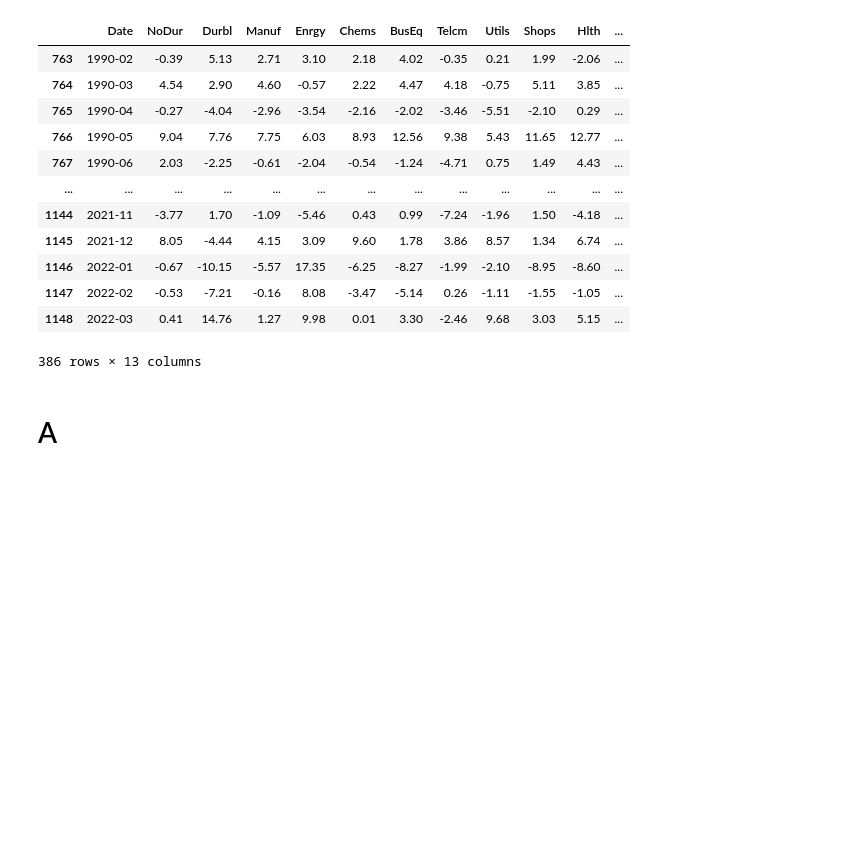
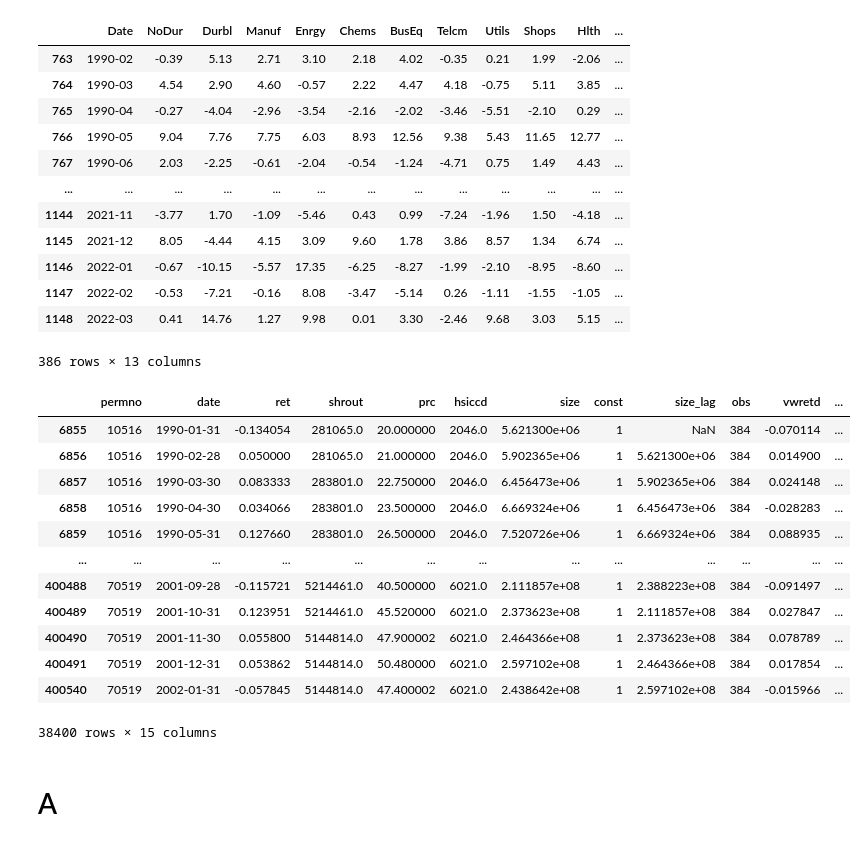
Before and after one commit to hugolan/investments, a Jupyter notebook: PS7/EX1-hugo.ipynb, the cells around one changed output. Cells and saved outputs as stored; diff of their text form; code cells hidden in the pictures; blank space fills up the shorter version.

```diff
--- a/PS7/EX1-hugo.ipynb
+++ b/PS7/EX1-hugo.ipynb
@@ -137,6 +137,22 @@ industry_portofolios
 | 1147 | 2022-02 | -0.53 | -7.21 | -0.16 | 8.08 | -3.47 | -5.14 | 0.26 | -1.11 | -1.55 | -1.05 | ... |
 | 1148 | 2022-03 | 0.41 | 14.76 | 1.27 | 9.98 | 0.01 | 3.30 | -2.46 | 9.68 | 3.03 | 5.15 | ... |
 386 rows × 13 columns
+# %%
+data
+# %% [output]
+|  | permno | date | ret | shrout | prc | hsiccd | size | const | size_lag | obs | vwretd | ... |
+| 6855 | 10516 | 1990-01-31 | -0.134054 | 281065.0 | 20.000000 | 2046.0 | 5.621300e+06 | 1 | NaN | 384 | -0.070114 | ... |
+| 6856 | 10516 | 1990-02-28 | 0.050000 | 281065.0 | 21.000000 | 2046.0 | 5.902365e+06 | 1 | 5.621300e+06 | 384 | 0.014900 | ... |
+| 6857 | 10516 | 1990-03-30 | 0.083333 | 283801.0 | 22.750000 | 2046.0 | 6.456473e+06 | 1 | 5.902365e+06 | 384 | 0.024148 | ... |
+| 6858 | 10516 | 1990-04-30 | 0.034066 | 283801.0 | 23.500000 | 2046.0 | 6.669324e+06 | 1 | 6.456473e+06 | 384 | -0.028283 | ... |
+| 6859 | 10516 | 1990-05-31 | 0.127660 | 283801.0 | 26.500000 | 2046.0 | 7.520726e+06 | 1 | 6.669324e+06 | 384 | 0.088935 | ... |
+| ... | ... | ... | ... | ... | ... | ... | ... | ... | ... | ... | ... | ... |
+| 400488 | 70519 | 2001-09-28 | -0.115721 | 5214461.0 | 40.500000 | 6021.0 | 2.111857e+08 | 1 | 2.388223e+08 | 384 | -0.091497 | ... |
+| 400489 | 70519 | 2001-10-31 | 0.123951 | 5214461.0 | 45.520000 | 6021.0 | 2.373623e+08 | 1 | 2.111857e+08 | 384 | 0.027847 | ... |
+| 400490 | 70519 | 2001-11-30 | 0.055800 | 5144814.0 | 47.900002 | 6021.0 | 2.464366e+08 | 1 | 2.373623e+08 | 384 | 0.078789 | ... |
+| 400491 | 70519 | 2001-12-31 | 0.053862 | 5144814.0 | 50.480000 | 6021.0 | 2.597102e+08 | 1 | 2.464366e+08 | 384 | 0.017854 | ... |
+| 400540 | 70519 | 2002-01-31 | -0.057845 | 5144814.0 | 47.400002 | 6021.0 | 2.438642e+08 | 1 | 2.597102e+08 | 384 | -0.015966 | ... |
+38400 rows × 15 columns
 # %% [markdown]
 # A
 # %%
```
Also changed, not shown: parts of 7 cells of this notebook.
